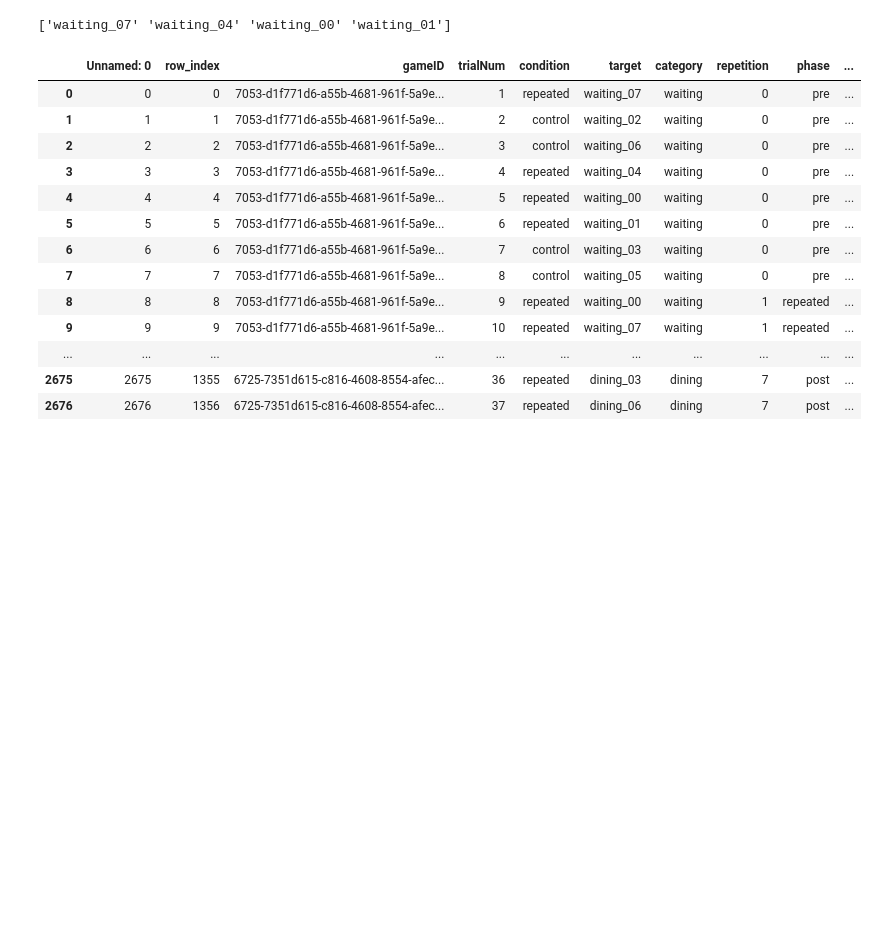
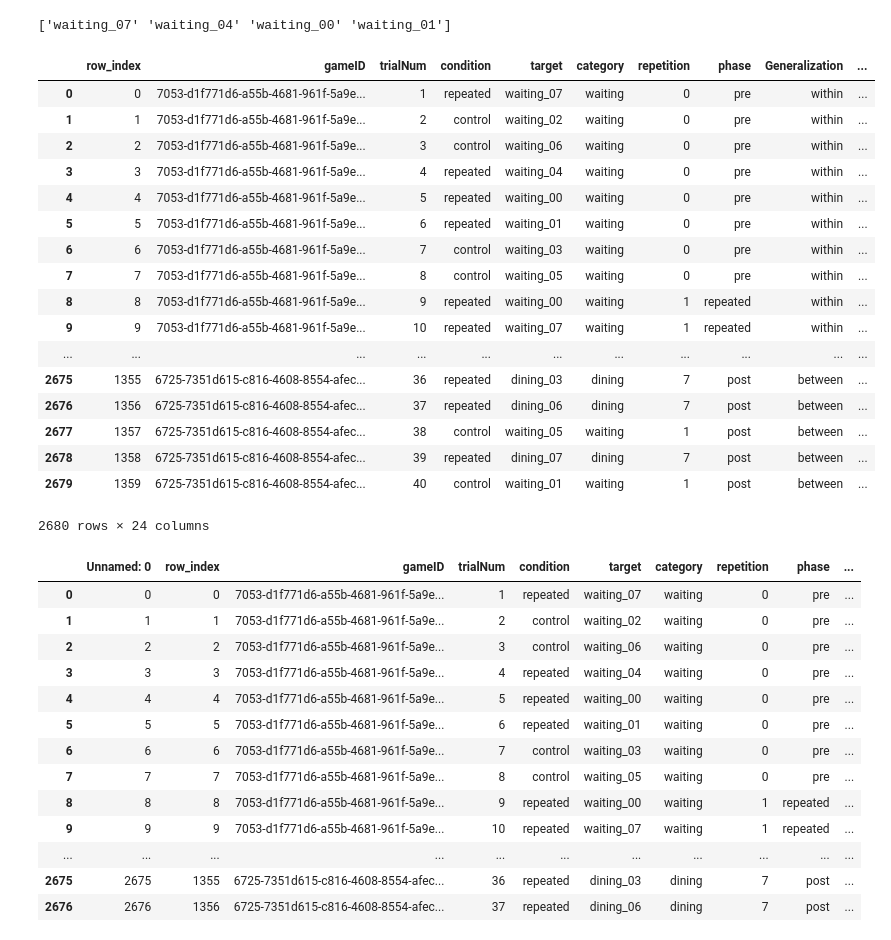
Before and after one commit to cogtoolslab/graphical_conventions_cogsci19, a Jupyter notebook: analysis/ipynb/megsano/analyze_data.ipynb, the cells around one changed output. Saved outputs shown, nothing was run; the diff lists cells and outputs as text; code cells hidden in the pictures; blank space fills up the shorter version.

```diff
--- a/analysis/ipynb/megsano/analyze_data.ipynb
+++ b/analysis/ipynb/megsano/analyze_data.ipynb
@@ -128,9 +128,32 @@ for i,d in D.iterrows():
     condition = d['condition']
     target_list = D[(D['gameID'] == gameID) & (D['condition'] == condition)]['target'].unique()
     distractors_list = [target for target in target_list if target !=  d['target']]
-    D.at[i, 'distractors'] = distractors_list
+    distractors_dict = {'distractor1':distractors_list[0],'distractor2':distractors_list[1],'distractor3':distractors_list[2]}
+    D.at[i, 'distractors'] = distractors_dict
     shapenets_list = [h.object_to_shapenet[dist] for dist in distractors_list]
-    D.at[i, 'distractors_shapenet'] = shapenets_list
+    shapenets_dict = {'distractor1':shapenets_list[0],'distractor2':shapenets_list[1],'distractor3':shapenets_list[2]}
+    D.at[i, 'distractors_shapenet'] = shapenets_dict
+# %%
+D
+# %% [output]
+|  | row_index | gameID | trialNum | condition | target | category | repetition | phase | Generalization | ... |
+| 0 | 0 | 7053-d1f771d6-a55b-4681-961f-5a9e... | 1 | repeated | waiting_07 | waiting | 0 | pre | within | ... |
+| 1 | 1 | 7053-d1f771d6-a55b-4681-961f-5a9e... | 2 | control | waiting_02 | waiting | 0 | pre | within | ... |
+| 2 | 2 | 7053-d1f771d6-a55b-4681-961f-5a9e... | 3 | control | waiting_06 | waiting | 0 | pre | within | ... |
+| 3 | 3 | 7053-d1f771d6-a55b-4681-961f-5a9e... | 4 | repeated | waiting_04 | waiting | 0 | pre | within | ... |
+| 4 | 4 | 7053-d1f771d6-a55b-4681-961f-5a9e... | 5 | repeated | waiting_00 | waiting | 0 | pre | within | ... |
+| 5 | 5 | 7053-d1f771d6-a55b-4681-961f-5a9e... | 6 | repeated | waiting_01 | waiting | 0 | pre | within | ... |
+| 6 | 6 | 7053-d1f771d6-a55b-4681-961f-5a9e... | 7 | control | waiting_03 | waiting | 0 | pre | within | ... |
+| 7 | 7 | 7053-d1f771d6-a55b-4681-961f-5a9e... | 8 | control | waiting_05 | waiting | 0 | pre | within | ... |
+| 8 | 8 | 7053-d1f771d6-a55b-4681-961f-5a9e... | 9 | repeated | waiting_00 | waiting | 1 | repeated | within | ... |
+| 9 | 9 | 7053-d1f771d6-a55b-4681-961f-5a9e... | 10 | repeated | waiting_07 | waiting | 1 | repeated | within | ... |
+| ... | ... | ... | ... | ... | ... | ... | ... | ... | ... | ... |
+| 2675 | 1355 | 6725-7351d615-c816-4608-8554-afec... | 36 | repeated | dining_03 | dining | 7 | post | between | ... |
+| 2676 | 1356 | 6725-7351d615-c816-4608-8554-afec... | 37 | repeated | dining_06 | dining | 7 | post | between | ... |
+| 2677 | 1357 | 6725-7351d615-c816-4608-8554-afec... | 38 | control | waiting_05 | waiting | 1 | post | between | ... |
+| 2678 | 1358 | 6725-7351d615-c816-4608-8554-afec... | 39 | repeated | dining_07 | dining | 7 | post | between | ... |
+| 2679 | 1359 | 6725-7351d615-c816-4608-8554-afec... | 40 | control | waiting_01 | waiting | 1 | post | between | ... |
+2680 rows × 24 columns
 # %%
 D.to_csv(os.path.join(results_dir, 'graphical_conventions.csv'))
 check = pd.read_csv(os.path.join(results_dir, 'graphical_conventions.csv'))
```
Also changed, not shown: 1 other file.
